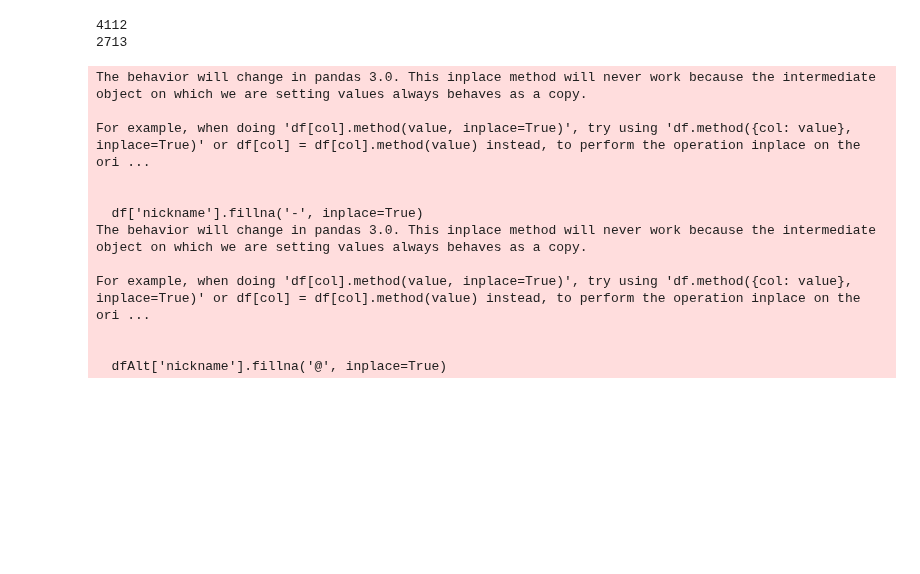
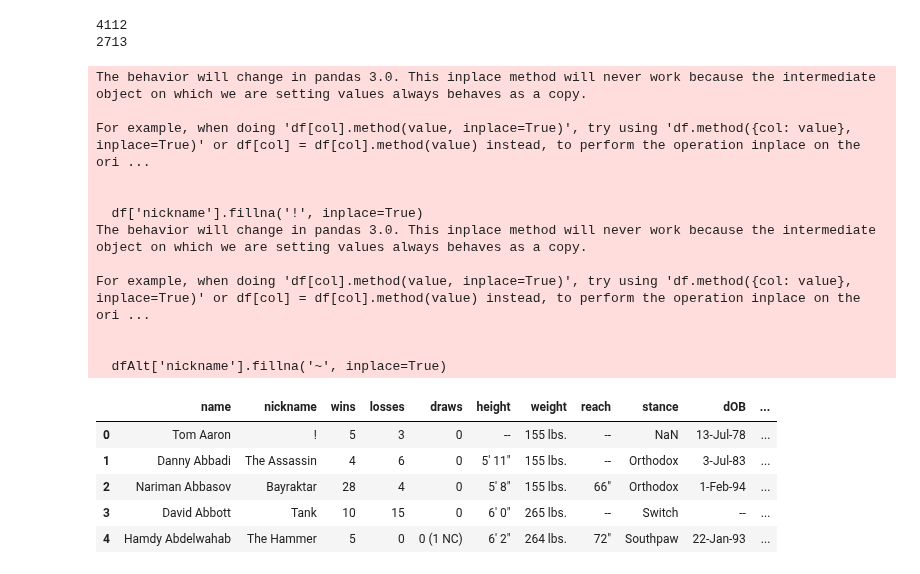
Before and after one commit to maxbraith/UFCModel, a Jupyter notebook: UFCModelGit/Data/careerDatabase.ipynb, the cells around one changed output. Saved outputs shown, nothing was run; the diff lists cells and outputs as text; code cells hidden in the pictures; blank space fills up the shorter version.

```diff
--- a/UFCModelGit/Data/careerDatabase.ipynb
+++ b/UFCModelGit/Data/careerDatabase.ipynb
@@ -35,18 +43,27 @@ print(len(dfAlt))
 dfAlt['nickname'] = dfAlt['nickname'].str.replace('"', '')
 # %%
 #giving nans characters so dups with nans for nickname cannot match
-df['nickname'].fillna('-', inplace=True)
-dfAlt['nickname'].fillna('@', inplace=True)
+df['nickname'].fillna('!', inplace=True)
+dfAlt['nickname'].fillna('~', inplace=True)
 # %% [output]
 The behavior will change in pandas 3.0. This inplace method will never work because the intermediate object on which we are setting values always behaves as a copy.
 
 For example, when doing 'df[col].method(value, inplace=True)', try using 'df.method({col: value}, inplace=True)' or df[col] = df[col].method(value) instead, to perform the operation inplace on the ori ...
 
 
-  df['nickname'].fillna('-', inplace=True)
+  df['nickname'].fillna('!', inplace=True)
 The behavior will change in pandas 3.0. This inplace method will never work because the intermediate object on which we are setting values always behaves as a copy.
 
 For example, when doing 'df[col].method(value, inplace=True)', try using 'df.method({col: value}, inplace=True)' or df[col] = df[col].method(value) instead, to perform the operation inplace on the ori ...
 
 
-  dfAlt['nickname'].fillna('@', inplace=True)
+  dfAlt['nickname'].fillna('~', inplace=True)
+# %%
+df.head()
+# %% [output]
+|  | name | nickname | wins | losses | draws | height | weight | reach | stance | dOB | ... |
+| 0 | Tom Aaron | ! | 5 | 3 | 0 | -- | 155 lbs. | -- | NaN | 13-Jul-78 | ... |
+| 1 | Danny Abbadi | The Assassin | 4 | 6 | 0 | 5' 11" | 155 lbs. | -- | Orthodox | 3-Jul-83 | ... |
+| 2 | Nariman Abbasov | Bayraktar | 28 | 4 | 0 | 5' 8" | 155 lbs. | 66" | Orthodox | 1-Feb-94 | ... |
+| 3 | David Abbott | Tank | 10 | 15 | 0 | 6' 0" | 265 lbs. | -- | Switch | -- | ... |
+| 4 | Hamdy Abdelwahab | The Hammer | 5 | 0 | 0 (1 NC) | 6' 2" | 264 lbs. | 72" | Southpaw | 22-Jan-93 | ... |
```
Also changed, not shown: parts of 18 cells of this notebook, 2 other files.
